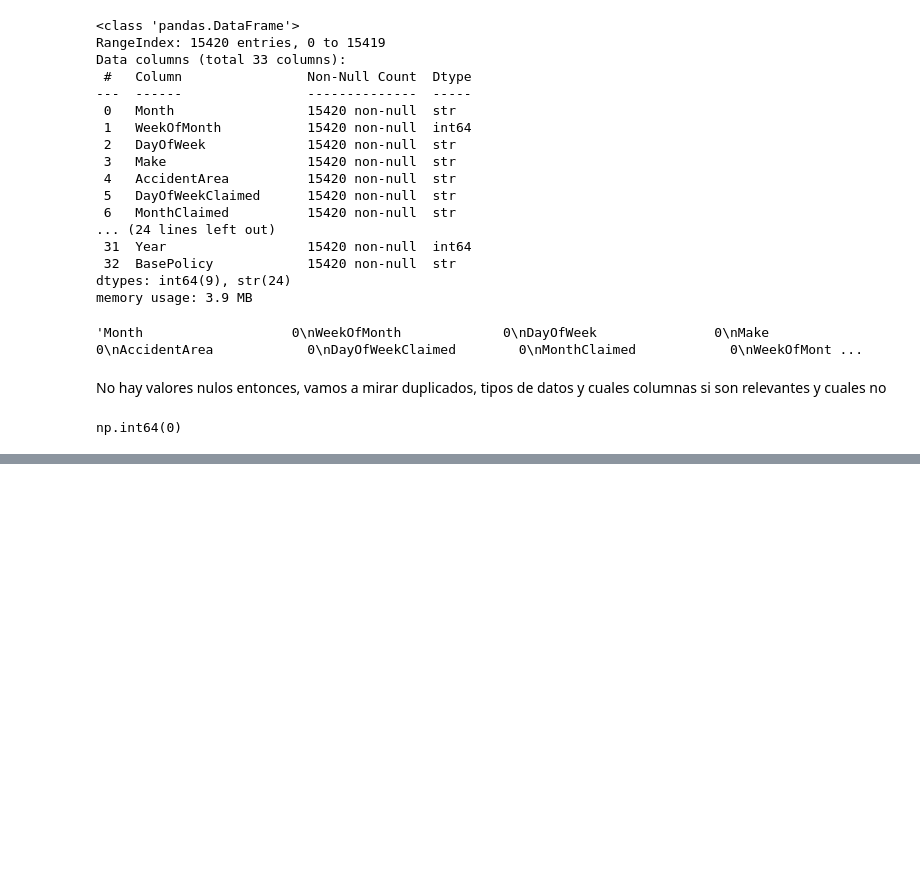
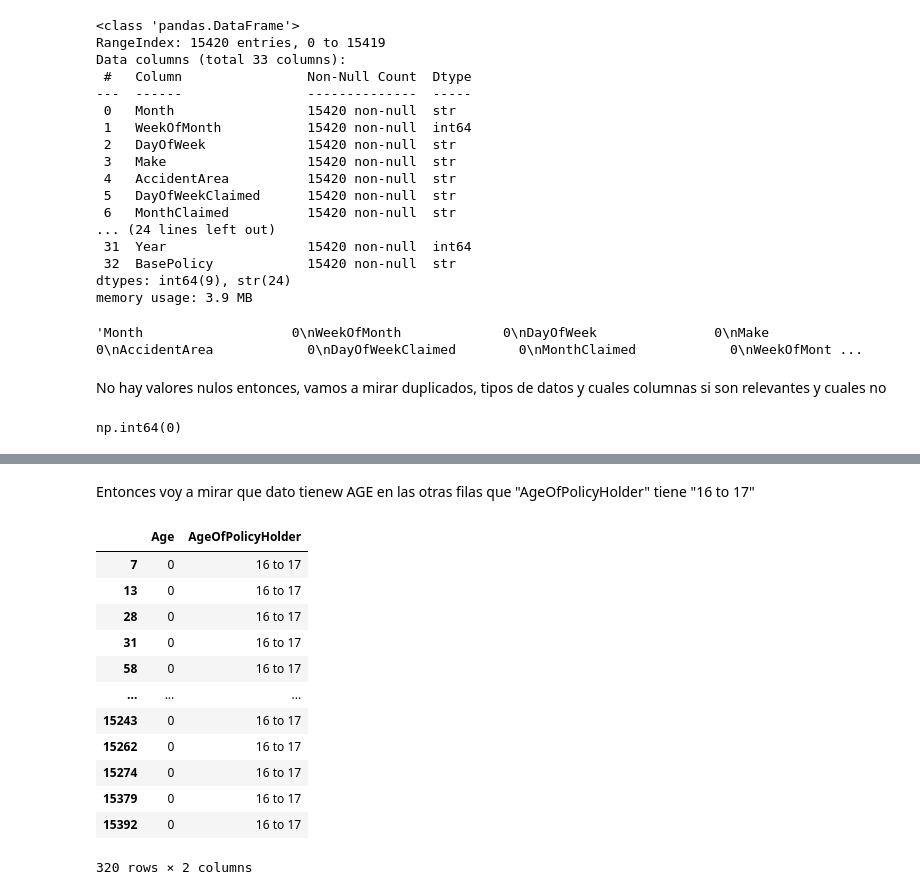
Before and after one commit to V1perB1te/Fraude_accidentes, a Jupyter notebook: Fase1_datos.ipynb, the cells around one changed output, grey strips where cells are left out. Cells and saved outputs as stored; diff of their text form; code cells hidden in the pictures; blank space fills up the shorter version.

```diff
--- a/Fase1_datos.ipynb
+++ b/Fase1_datos.ipynb
@@ -116,0 +139,18 @@ unique_values_con.plot.bar(logy=True, figsize=(10, 4),
+# %% [markdown]
+Entonces voy a mirar que dato tienew AGE en las otras filas que "AgeOfPolicyHolder" tiene "16 to 17"
+# %%
+df[df['AgeOfPolicyHolder'] == "16 to 17"][["Age", "AgeOfPolicyHolder"]]
+# %% [output]
+|  | Age | AgeOfPolicyHolder |
+| 7 | 0 | 16 to 17 |
+| 13 | 0 | 16 to 17 |
+| 28 | 0 | 16 to 17 |
+| 31 | 0 | 16 to 17 |
+| 58 | 0 | 16 to 17 |
+| ... | ... | ... |
+| 15243 | 0 | 16 to 17 |
+| 15262 | 0 | 16 to 17 |
+| 15274 | 0 | 16 to 17 |
+| 15379 | 0 | 16 to 17 |
+| 15392 | 0 | 16 to 17 |
+320 rows × 2 columns
```
Also changed, not shown: parts of 54 cells of this notebook, 1 other file.
